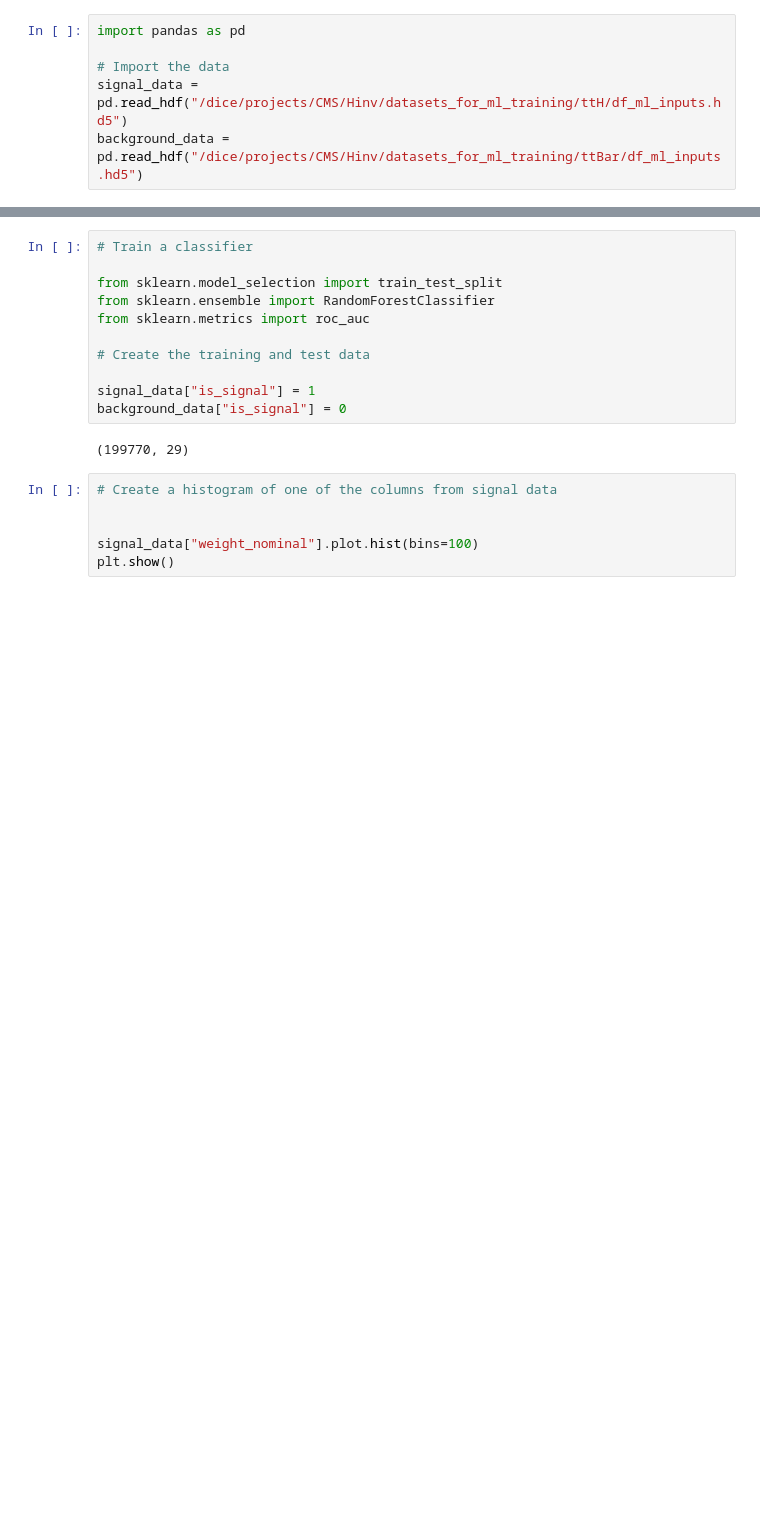
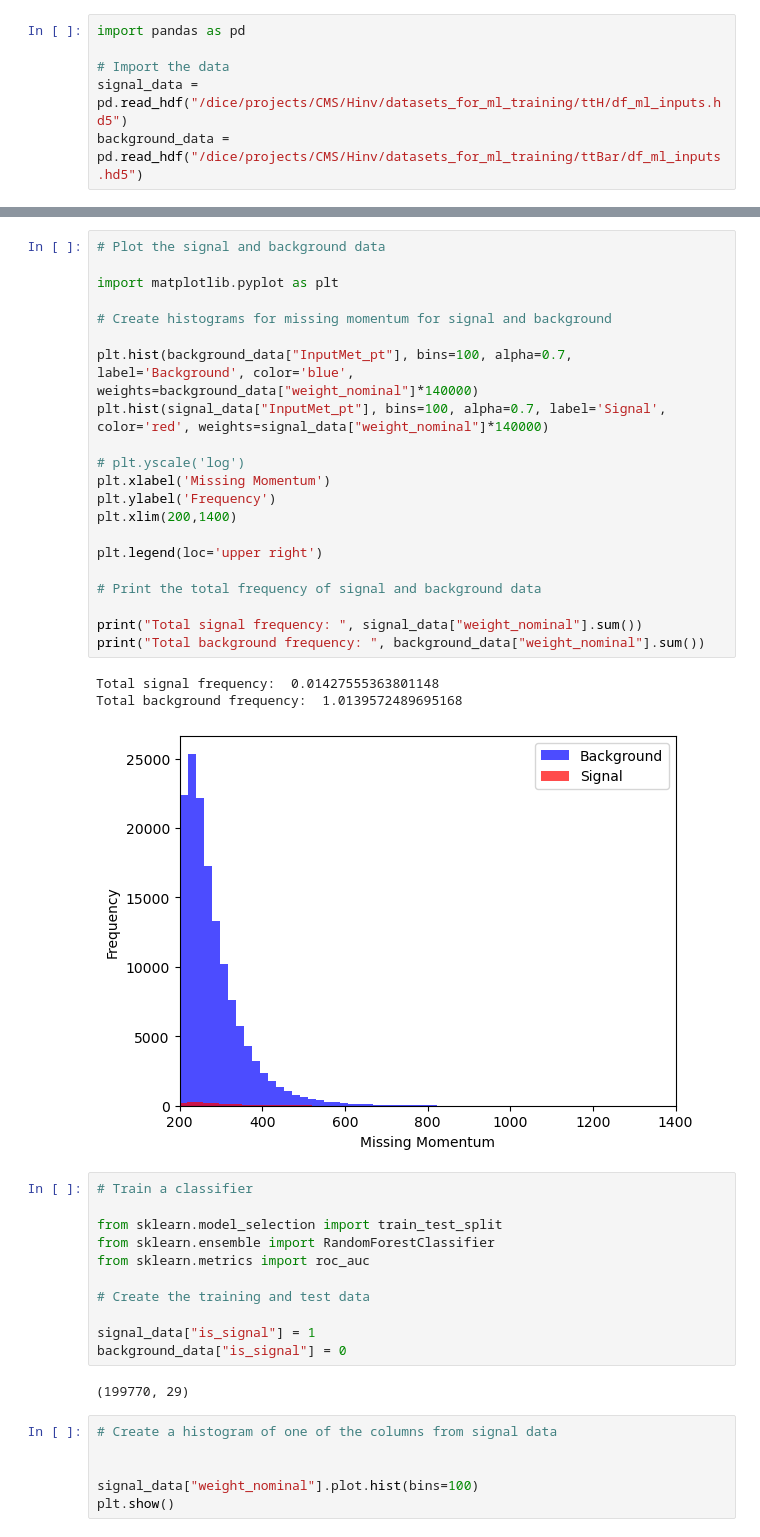
Before and after one commit to inigostibbe/msciproject, a Jupyter notebook: test.ipynb, the cells around one changed output, grey strips where cells are left out. Drawn from its saved outputs; the diff is of its cells as text; blank space fills up the shorter version.

```diff
--- a/test.ipynb
+++ b/test.ipynb
@@ -24,3 +27,28 @@ plt.legend(loc='upper right')
+# %%
+# Plot the signal and background data
+
+import matplotlib.pyplot as plt
+
+# Create histograms for missing momentum for signal and background
+
+plt.hist(background_data["InputMet_pt"], bins=100, alpha=0.7, label='Background', color='blue', weights=background_data["weight_nominal"]*140000)
+plt.hist(signal_data["InputMet_pt"], bins=100, alpha=0.7, label='Signal', color='red', weights=signal_data["weight_nominal"]*140000)
+
+# plt.yscale('log')
+plt.xlabel('Missing Momentum')
+plt.ylabel('Frequency')
+plt.xlim(200,1400)
+
+plt.legend(loc='upper right')
+
+# Print the total frequency of signal and background data
+
+print("Total signal frequency: ", signal_data["weight_nominal"].sum())
+print("Total background frequency: ", background_data["weight_nominal"].sum())
+# %% [output]
+Total signal frequency:  0.01427555363801148
+Total background frequency:  1.0139572489695168
+[figure, added]
 # %%
 # Train a classifier
 
```
Also changed, not shown: parts of 1 cell of this notebook.
